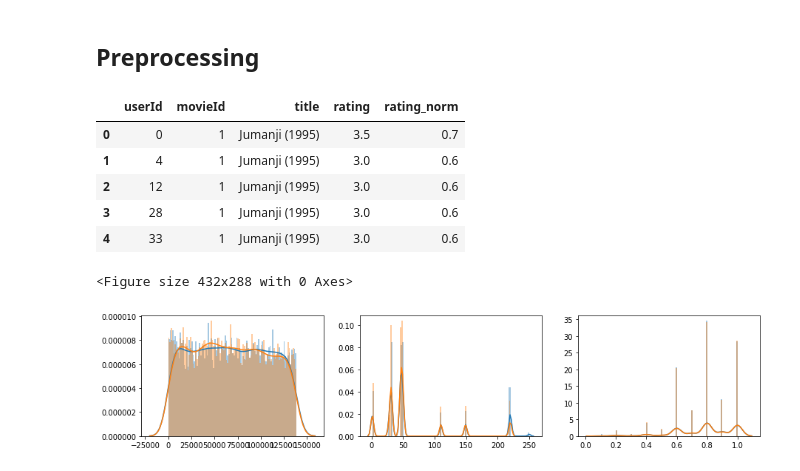
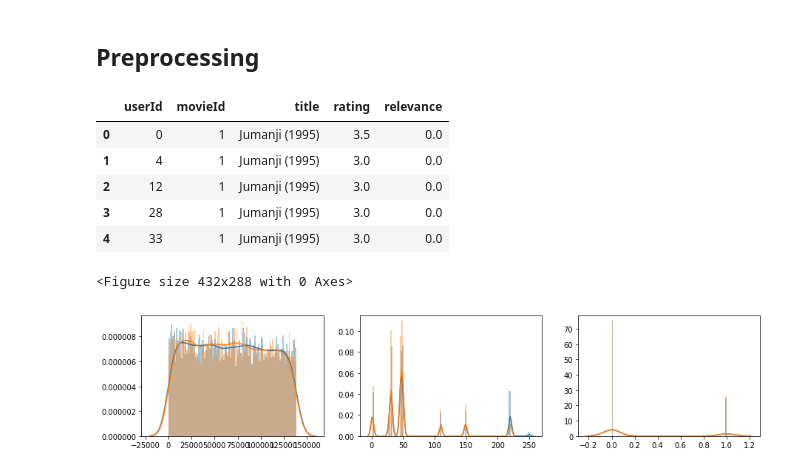
Before and after one commit to ElPapi42/NeuralMatrixFactorization, a Jupyter notebook: NeuralMatrixFactorization.ipynb, the cells around one changed output. Cells and saved outputs as stored; diff of their text form; code cells hidden in the pictures.

Commit message:
Implemented Generalized Matrix Factorizer
Training and Testing (Reach result over the paper presenting the architecture)

```diff
--- a/NeuralMatrixFactorization.ipynb
+++ b/NeuralMatrixFactorization.ipynb
@@ -118,52 +118,55 @@ Name: title, dtype: int64
 # %% [markdown]
 ## Preprocessing
 # %%
-#Normalize ratings
-ml_df["rating_norm"] = ml_df["rating"] / 5.0
+#Encode ratings, now will encode the probability of relevance of the item for the user
+#The negative sampling ratio under this setup is almost 2.5, but can be better have a setup of 5.0 ratio
+ml_df["relevance"] = (ml_df["rating"] >= 5.0).astype(dtype=float)
 
 #Set Ids as categorical data
 ml_df["userId"] = ml_df["userId"].astype("category").cat.codes.values
 ml_df["movieId"] = ml_df["movieId"].astype("category").cat.codes.values
+
 ml_df.head()
 # %% [output]
-|  | userId | movieId | title | rating | rating_norm |
-| 0 | 0 | 1 | Jumanji (1995) | 3.5 | 0.7 |
-| 1 | 4 | 1 | Jumanji (1995) | 3.0 | 0.6 |
-| 2 | 12 | 1 | Jumanji (1995) | 3.0 | 0.6 |
-| 3 | 28 | 1 | Jumanji (1995) | 3.0 | 0.6 |
-| 4 | 33 | 1 | Jumanji (1995) | 3.0 | 0.6 |
+|  | userId | movieId | title | rating | relevance |
+| 0 | 0 | 1 | Jumanji (1995) | 3.5 | 0.0 |
+| 1 | 4 | 1 | Jumanji (1995) | 3.0 | 0.0 |
+| 2 | 12 | 1 | Jumanji (1995) | 3.0 | 0.0 |
+| 3 | 28 | 1 | Jumanji (1995) | 3.0 | 0.0 |
+| 4 | 33 | 1 | Jumanji (1995) | 3.0 | 0.0 |
 # %%
 #Redimension Target data.
 users = ml_df["userId"].values
 movies = ml_df["movieId"].values
-ratings = ml_df["rating_norm"].values.reshape([-1, 1])
+relevance = ml_df["relevance"].values.reshape([-1, 1])
 # %%
 #Create Datasets for train, evaluation and testing, and a full version of the dataset
-#Note: Value of shuffle buffer arguments is crucial for get well distributed dataset slices
-ml_ds = tf.data.Dataset.from_tensor_slices(({"userId":users, "movieId":movies}, ratings)).shuffle(200000)
+#Note: Value of shuffle buffer argument is crucial for get well distributed dataset slices
+ml_ds = tf.data.Dataset.from_tensor_slices(({"userId":users, "movieId":movies}, relevance)).shuffle(200000)
 full_ds = ml_ds
 eval_ds = ml_ds.take(10000).batch(10000)
 ml_ds = ml_ds.skip(10000)
 test_ds = ml_ds.take(10000).batch(10000)
-train_ds = ml_ds.skip(10000)
+train_ds = ml_ds.skip(10000).shuffle(10000)
 # %%
 #Check distributions of dataset slices, if both dist are close, we can inffer the distribution between the three datasets comes from the same distribution
+#Avoid calculate train dataset dist due to computational resources required for preprocess 20 Millions datapoints.
 plt.subplots_adjust(hspace=0.4, wspace=0.2)
 plt.figure(figsize=(15, 3))
 
 plt.subplot(1, 3, 1)
-sns.distplot([sample["userId"] for sample, rating in test_ds], bins=100)
-sns.distplot([sample["userId"] for sample, rating in eval_ds], bins=100)
+sns.distplot([sample["userId"] for sample, relevance in test_ds], bins=100)
+sns.distplot([sample["userId"] for sample, relevance in eval_ds], bins=100)
 
 plt.subplot(1, 3, 2)
-sns.distplot([sample["movieId"] for sample, rating in test_ds], bins=100)
-sns.distplot([sample["movieId"] for sample, rating in eval_ds], bins=100)
+sns.distplot([sample["movieId"] for sample, relevance in test_ds], bins=100)
+sns.distplot([sample["movieId"] for sample, relevance in eval_ds], bins=100)
 
 plt.subplot(1, 3, 3)
-sns.distplot([rating for sample, rating in test_ds], bins=100)
-sns.distplot([rating for sample, rating in eval_ds], bins=100)
+sns.distplot([relevance for sample, relevance in test_ds], bins=100)
+sns.distplot([relevance for sample, relevance in eval_ds], bins=100)
 
 plt.show()
 # %% [output]
 <Figure size 432x288 with 0 Axes>
-[figure, old version]
+[figure, new version]
```
Also changed, not shown: parts of 10 cells of this notebook.
